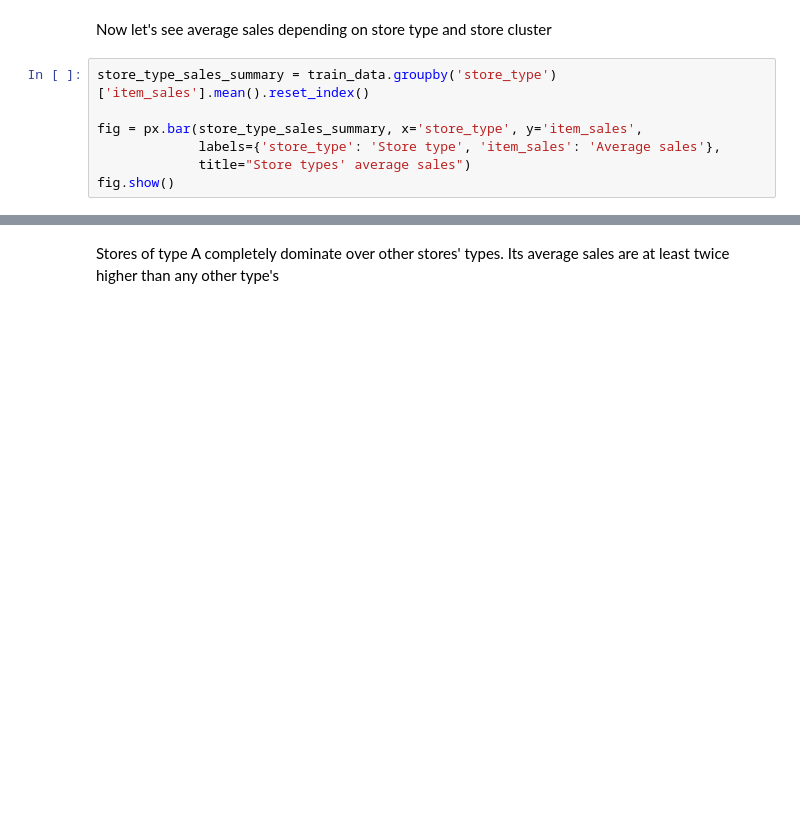
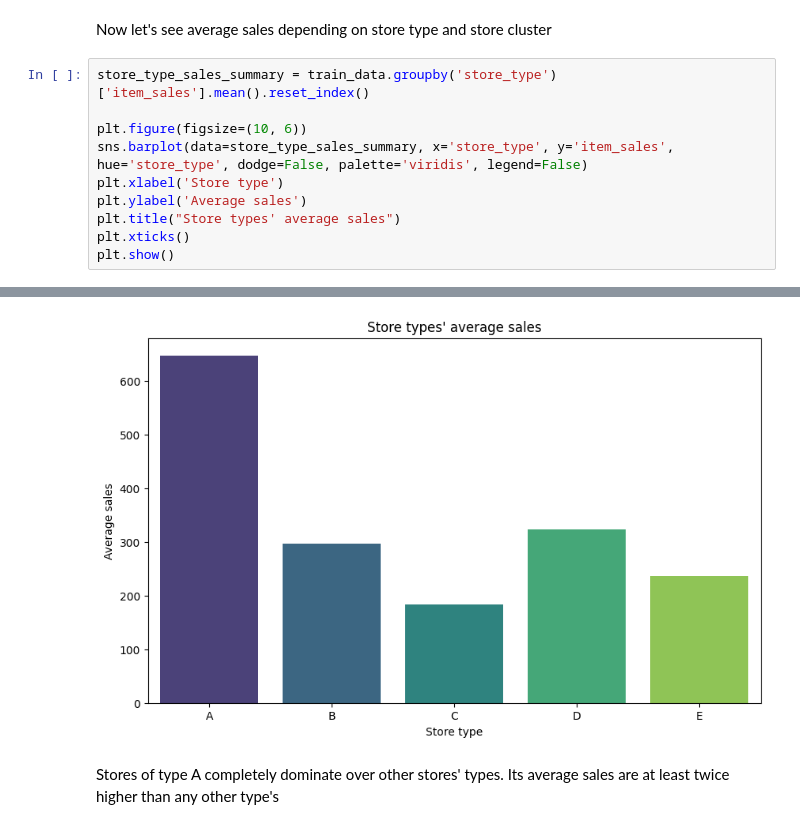
Before and after one commit to StanislavYatsevich/Store_Sales, a Jupyter notebook: notebooks/EDA.ipynb, the cells around one changed output, grey strips where cells are left out. Cells and saved outputs as stored; diff of their text form; blank space fills up the shorter version.

```diff
--- a/notebooks/EDA.ipynb
+++ b/notebooks/EDA.ipynb
@@ -328,8 +329,11 @@ Now let's see average sales depending on store type and store cluster
 # %%
 store_type_sales_summary = train_data.groupby('store_type')['item_sales'].mean().reset_index()
 
-fig = px.bar(store_type_sales_summary, x='store_type', y='item_sales',
-             labels={'store_type': 'Store type', 'item_sales': 'Average sales'},
-             title="Store types' average sales")
-fig.show()
+plt.figure(figsize=(10, 6))
+sns.barplot(data=store_type_sales_summary, x='store_type', y='item_sales', hue='store_type', dodge=False, palette='viridis', legend=False)
+plt.xlabel('Store type')
+plt.ylabel('Average sales')
+plt.title("Store types' average sales")
+plt.xticks()
+plt.show()
 # %% [output]
@@ -337,3 +340,4 @@ fig.show()
+[figure, added]
 # %% [markdown]
 Stores of type A completely dominate over other stores' types. Its average sales are at least twice higher than any other type's
 # %%
```
Also changed, not shown: parts of 13 cells of this notebook, 2 other files.
